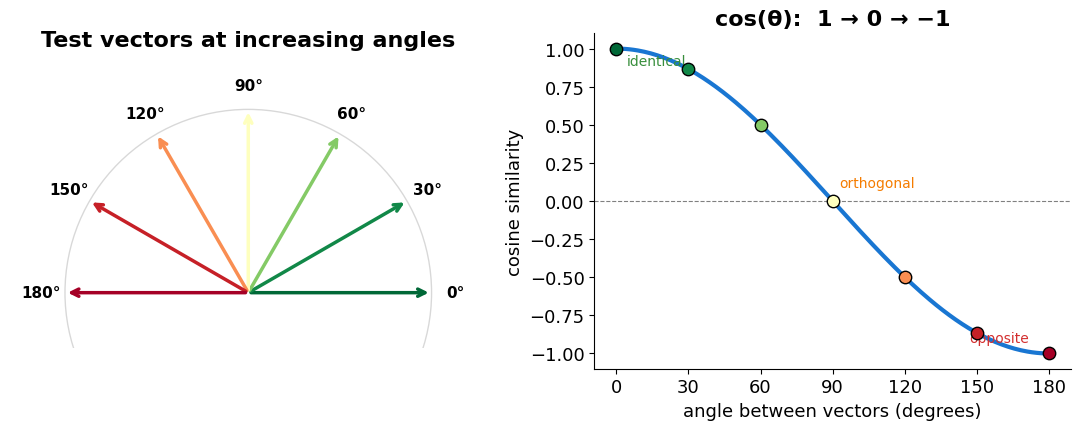
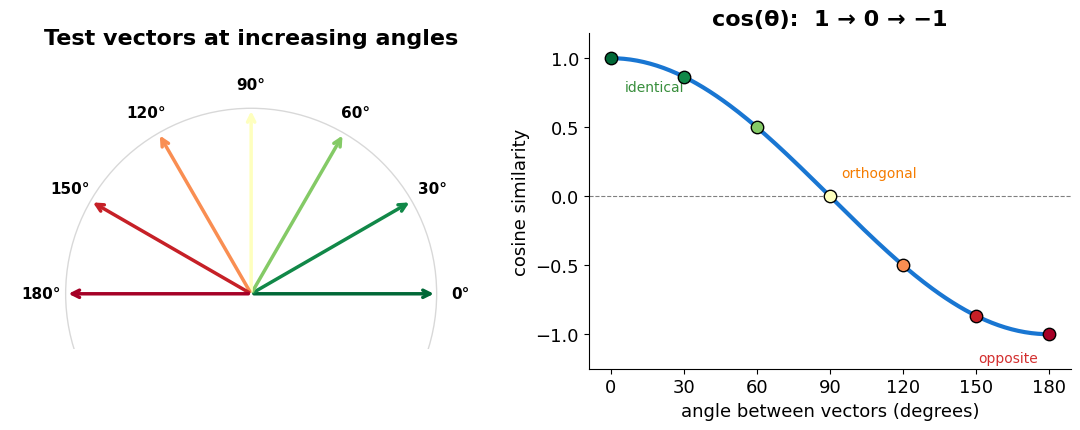
The change to this notebook cell's code, shown as a diff; its figure went from the first image to the second:
--- before
+++ after
@@ -25,11 +25,14 @@
 ax2.axhline(0, color='gray', lw=0.8, ls='--')
 ax2.set_xticks(angles)
+ax2.set_ylim(-1.25, 1.18)   # headroom below the curve so 'opposite' clears the line
 ax2.set_xlabel('angle between vectors (degrees)')
 ax2.set_ylabel('cosine similarity')
 ax2.set_title('cos(θ):  1 → 0 → −1', fontweight='bold')
 ax2.spines[['top', 'right']].set_visible(False)
-ax2.annotate('identical', (0, 1), textcoords='offset points', xytext=(8, -12), fontsize=10, color='#388e3c')
-ax2.annotate('orthogonal', (90, 0), textcoords='offset points', xytext=(5, 10), fontsize=10, color='#f57c00')
-ax2.annotate('opposite', (180, -1), textcoords='offset points', xytext=(-58, 8), fontsize=10, color='#d32f2f')
+# Keep each label off the blue curve: identical sits below-right of (0,1),
+# orthogonal above-right of (90,0), opposite below-left of (180,-1).
+ax2.annotate('identical',  (0, 1),    textcoords='offset points', xytext=(10, -16), ha='left',  va='top',    fontsize=10, color='#388e3c')
+ax2.annotate('orthogonal', (90, 0),   textcoords='offset points', xytext=(8, 12),   ha='left',  va='bottom', fontsize=10, color='#f57c00')
+ax2.annotate('opposite',   (180, -1), textcoords='offset points', xytext=(-8, -12), ha='right', va='top',    fontsize=10, color='#d32f2f')
 plt.tight_layout()
 plt.show()

Commit: Session 7: clarify captions, fix label overlaps, correct distance-metric guidance